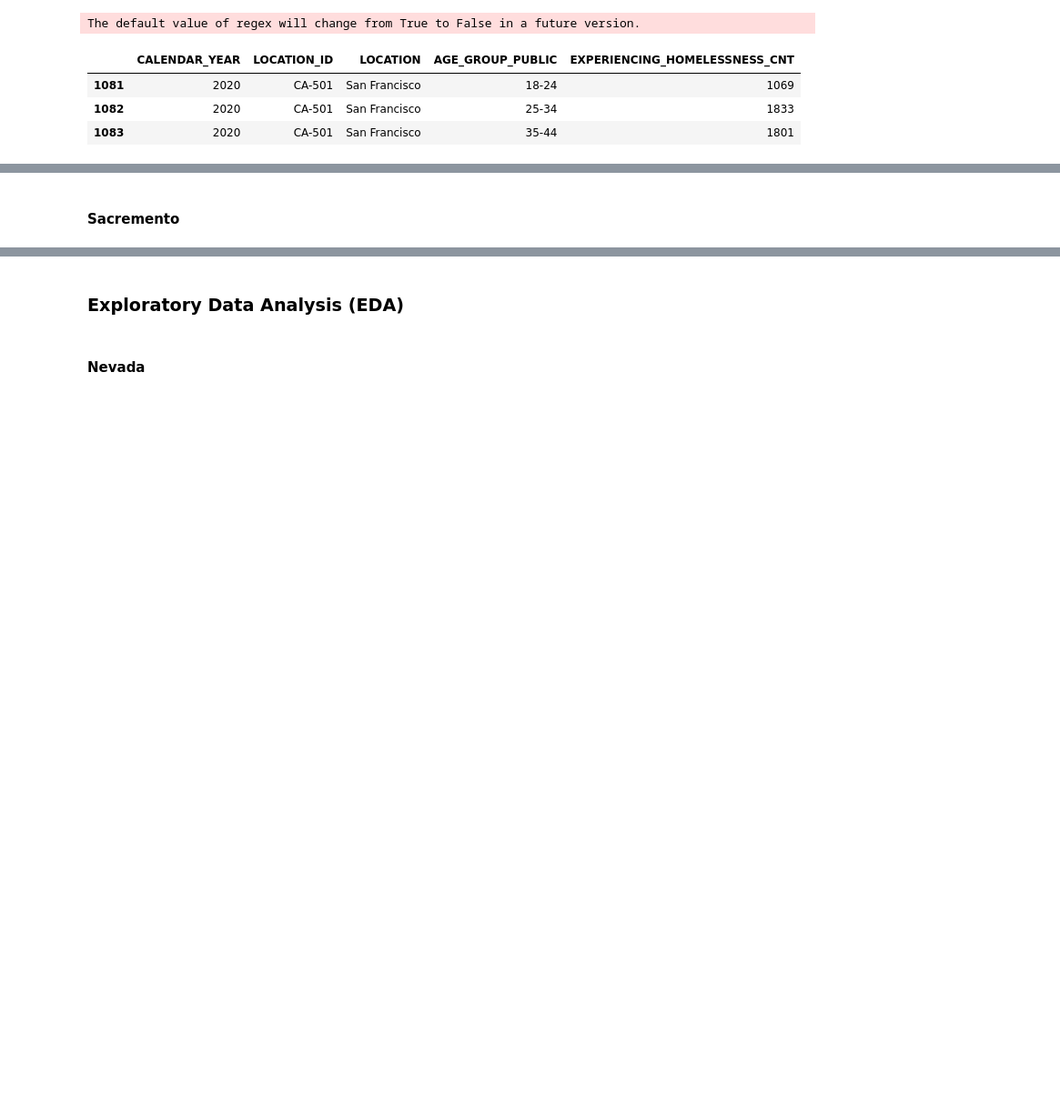
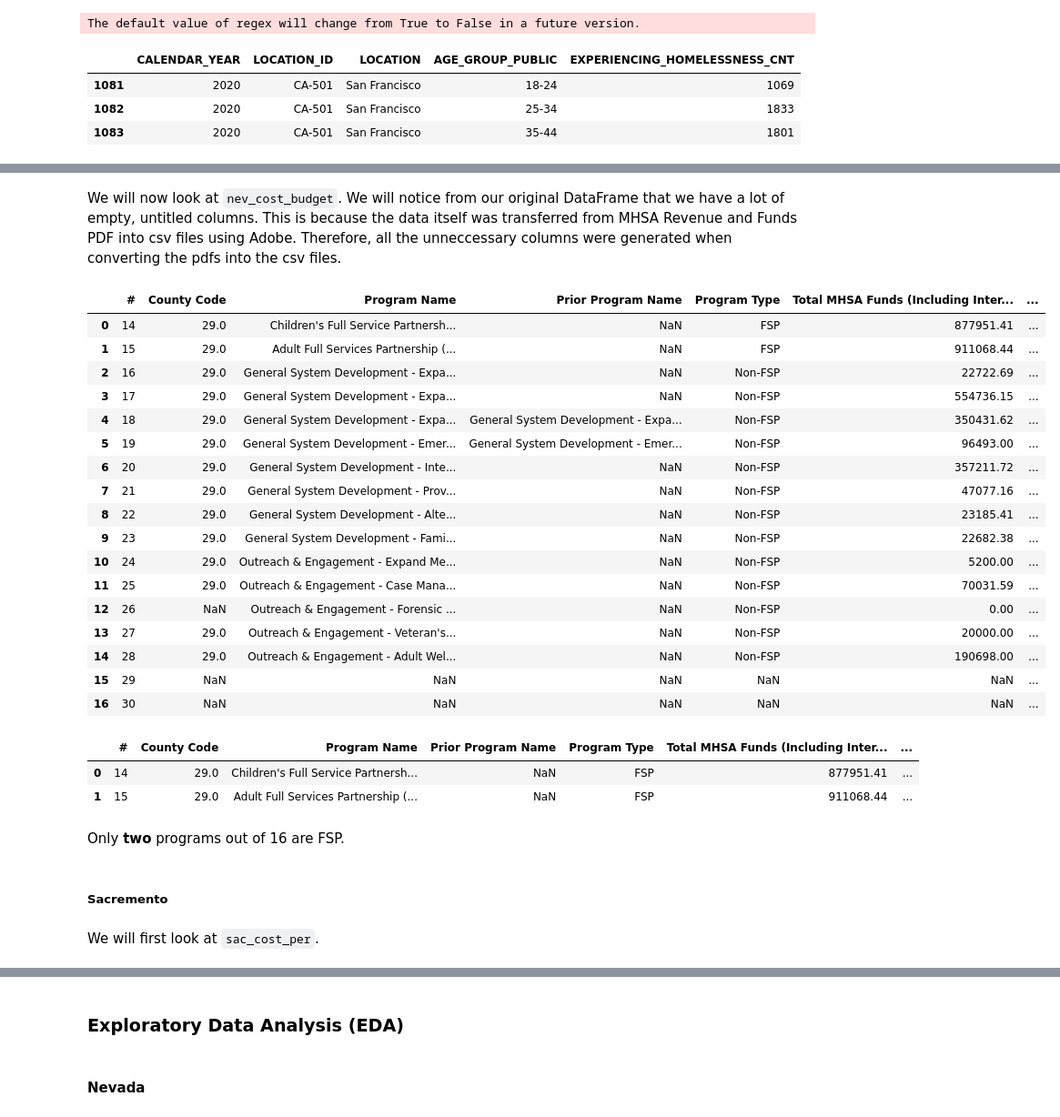
Before and after one commit to michellesuminpark/Data-Discovery, a Jupyter notebook: HBGI-UCB Research Workspace.ipynb, the cells around one changed output, grey strips where cells are left out. Shown at 91% size. Drawn from its saved outputs; the diff is of its cells as text; code cells hidden in the pictures; blank space fills up the shorter version.

Commit message:
working on cleaning data...

```diff
--- a/HBGI-UCB Research Workspace.ipynb
+++ b/HBGI-UCB Research Workspace.ipynb
@@ -214,4 +224,45 @@ nev_cost_budget
+# %% [markdown]
+We will now look at `nev_cost_budget`. We will notice from our original DataFrame that we have a lot of empty, untitled columns. This is because the data itself was transferred from MHSA Revenue and Funds PDF into csv files using Adobe. Therefore, all the unneccessary columns were generated when converting the pdfs into the csv files.
+# %%
+nev_cost_budget = nev_cost_budget.dropna(axis=1, how='all')
+# we also want to get rid of the dollar signs.
+
+budget_col = ["Total MHSA Funds (Including Interest)", "Medi-Cal FFP", "1991 Realignment", "Behavioral Health Subaccount", "Other", "Grand Total"]
+for col in budget_col:
+    nev_cost_budget[col] = nev_cost_budget[col].str.replace('[\$,]', '', regex=True).astype(float)
+nev_cost_budget
+# %% [output]
+|  | # | County Code | Program Name | Prior Program Name | Program Type | Total MHSA Funds (Including Inter... | ... |
+| 0 | 14 | 29.0 | Children's Full Service Partnersh... | NaN | FSP | 877951.41 | ... |
+| 1 | 15 | 29.0 | Adult Full Services Partnership (... | NaN | FSP | 911068.44 | ... |
+| 2 | 16 | 29.0 | General System Development - Expa... | NaN | Non-FSP | 22722.69 | ... |
+| 3 | 17 | 29.0 | General System Development - Expa... | NaN | Non-FSP | 554736.15 | ... |
+| 4 | 18 | 29.0 | General System Development - Expa... | General System Development - Expa... | Non-FSP | 350431.62 | ... |
+| 5 | 19 | 29.0 | General System Development - Emer... | General System Development - Emer... | Non-FSP | 96493.00 | ... |
+| 6 | 20 | 29.0 | General System Development - Inte... | NaN | Non-FSP | 357211.72 | ... |
+| 7 | 21 | 29.0 | General System Development - Prov... | NaN | Non-FSP | 47077.16 | ... |
+| 8 | 22 | 29.0 | General System Development - Alte... | NaN | Non-FSP | 23185.41 | ... |
+| 9 | 23 | 29.0 | General System Development - Fami... | NaN | Non-FSP | 22682.38 | ... |
+| 10 | 24 | 29.0 | Outreach & Engagement - Expand Me... | NaN | Non-FSP | 5200.00 | ... |
+| 11 | 25 | 29.0 | Outreach & Engagement - Case Mana... | NaN | Non-FSP | 70031.59 | ... |
+| 12 | 26 | NaN | Outreach & Engagement - Forensic ... | NaN | Non-FSP | 0.00 | ... |
+| 13 | 27 | 29.0 | Outreach & Engagement - Veteran's... | NaN | Non-FSP | 20000.00 | ... |
+| 14 | 28 | 29.0 | Outreach & Engagement - Adult Wel... | NaN | Non-FSP | 190698.00 | ... |
+| 15 | 29 | NaN | NaN | NaN | NaN | NaN | ... |
+| 16 | 30 | NaN | NaN | NaN | NaN | NaN | ... |
+# %%
+# we want to find, in particular FSP and non-FSP programs.
+nev_fsp_budget = nev_cost_budget[nev_cost_budget["Program Type"] == "FSP"]
+nev_fsp_budget
+# %% [output]
+|  | # | County Code | Program Name | Prior Program Name | Program Type | Total MHSA Funds (Including Inter... | ... |
+| 0 | 14 | 29.0 | Children's Full Service Partnersh... | NaN | FSP | 877951.41 | ... |
+| 1 | 15 | 29.0 | Adult Full Services Partnership (... | NaN | FSP | 911068.44 | ... |
+# %% [markdown]
+Only **two** programs out of 16 are FSP.
 # %% [markdown]
-#### **Sacremento**
+##### **Sacremento**
+# %% [markdown]
+We will first look at `sac_cost_per`.
 # %%
 sac_cost_per
```
Also changed, not shown: parts of 11 cells of this notebook, 1 other file.
